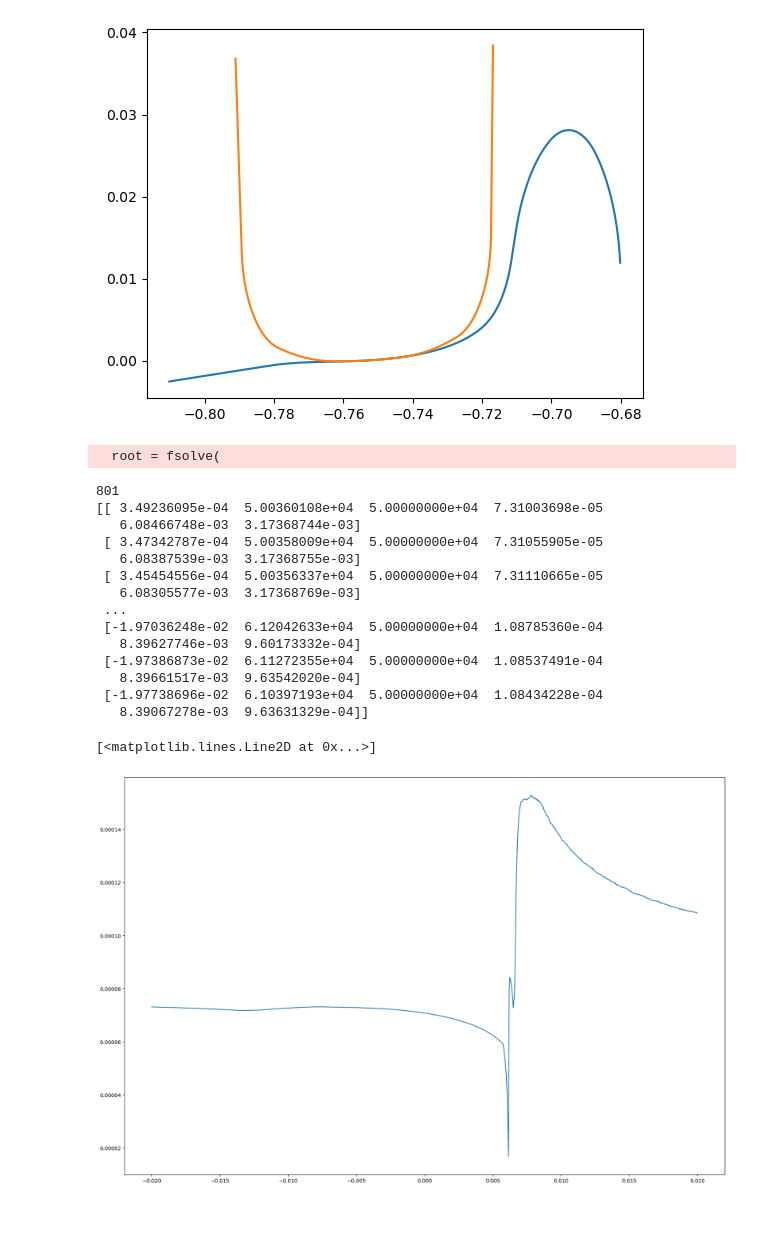
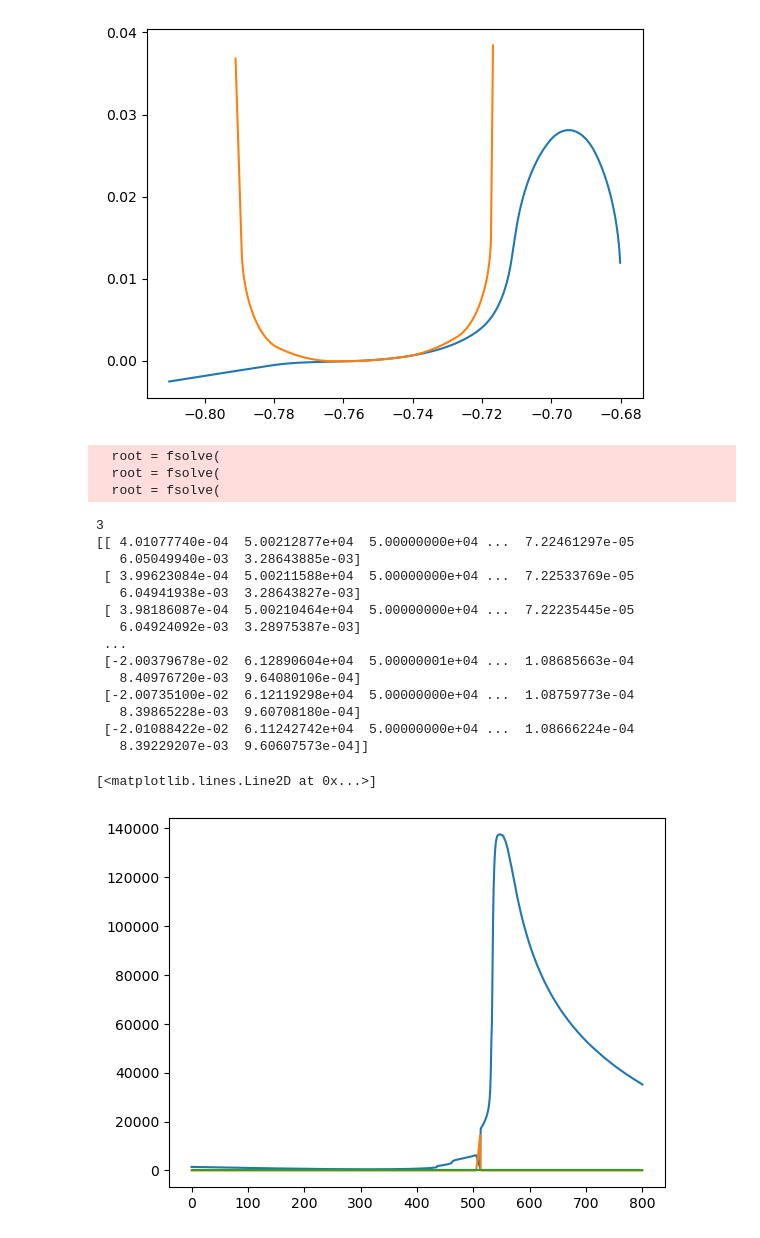
Before and after one commit to RoccoLiberoGiossi/SimRail, a Jupyter notebook: tests.ipynb, the cells around one changed output. Drawn from its saved outputs; the diff is of its cells as text; code cells hidden in the pictures.

Commit message:
fixed patches in static search

```diff
--- a/tests.ipynb
+++ b/tests.ipynb
@@ -85,10 +85,11 @@ ax.plot(Rai_1.rail_profile_pos[:,0], Rai_1.rail_profile_pos[:,1])
 # %%
 from calc_routines.determine_static_contact import static_contact
 # %%
-deltays = np.arange(-20e-3, 20e-3 + 0.05e-3, 0.05e-3)
+dy = 0.05e-3
+deltays = np.arange(-20e-3, 20e-3 + dy, dy)
 
-Wheel = wheel()
-Rail = rail(rail_inclination=20)
+Wheel = wheel(lr=RIGHT)
+Rail = rail(rail_inclination=30, lr=RIGHT)
 
 material_model = material()
 contact_patches = [eqv_el_normal_contact(), eqv_el_normal_contact(), eqv_el_normal_contact()]
@@ -96,28 +97,31 @@ contact_patches = [eqv_el_normal_contact(), eqv_el_normal_contact(), eqv_el_norm
 stuff = static_contact(deltays, Wheel, Rail, contact_patches, material_model)
 # %% [output]
   root = fsolve(
+  root = fsolve(
+  root = fsolve(
 # %%
 print(len(stuff))
-print(stuff)
+print(stuff["patch_0"])
 # %% [output]
-801
-[[ 3.49236095e-04  5.00360108e+04  5.00000000e+04  7.31003698e-05
-   6.08466748e-03  3.17368744e-03]
- [ 3.47342787e-04  5.00358009e+04  5.00000000e+04  7.31055905e-05
-   6.08387539e-03  3.17368755e-03]
- [ 3.45454556e-04  5.00356337e+04  5.00000000e+04  7.31110665e-05
-   6.08305577e-03  3.17368769e-03]
+3
+[[ 4.01077740e-04  5.00212877e+04  5.00000000e+04 ...  7.22461297e-05
+   6.05049940e-03  3.28643885e-03]
+ [ 3.99623084e-04  5.00211588e+04  5.00000000e+04 ...  7.22533769e-05
+   6.04941938e-03  3.28643827e-03]
+ [ 3.98186087e-04  5.00210464e+04  5.00000000e+04 ...  7.22235445e-05
+   6.04924092e-03  3.28975387e-03]
  ...
- [-1.97036248e-02  6.12042633e+04  5.00000000e+04  1.08785360e-04
-   8.39627746e-03  9.60173332e-04]
- [-1.97386873e-02  6.11272355e+04  5.00000000e+04  1.08537491e-04
-   8.39661517e-03  9.63542020e-04]
- [-1.97738696e-02  6.10397193e+04  5.00000000e+04  1.08434228e-04
-   8.39067278e-03  9.63631329e-04]]
+ [-2.00379678e-02  6.12890604e+04  5.00000001e+04 ...  1.08685663e-04
+   8.40976720e-03  9.64080106e-04]
+ [-2.00735100e-02  6.12119298e+04  5.00000000e+04 ...  1.08759773e-04
+   8.39865228e-03  9.60708180e-04]
+ [-2.01088422e-02  6.11242742e+04  5.00000000e+04 ...  1.08666224e-04
+   8.39229207e-03  9.60607573e-04]]
-# %%
-fig = plt.figure(figsize=(21, 14))
-ax = fig.add_subplot(111)
-ax.plot(deltays, stuff[:,3])
-# %% [output]
-[<matplotlib.lines.Line2D at 0x...>]
-[figure, removed]
+# %%
+fig, ax = plt.subplots()
+ax.plot(stuff["patch_0"][:,3])
+ax.plot(stuff["patch_1"][:,3])
+ax.plot(stuff["patch_2"][:,3])
+# %% [output]
+[<matplotlib.lines.Line2D at 0x...>]
+[figure, added]
```
Also changed, not shown: 3 other files.
